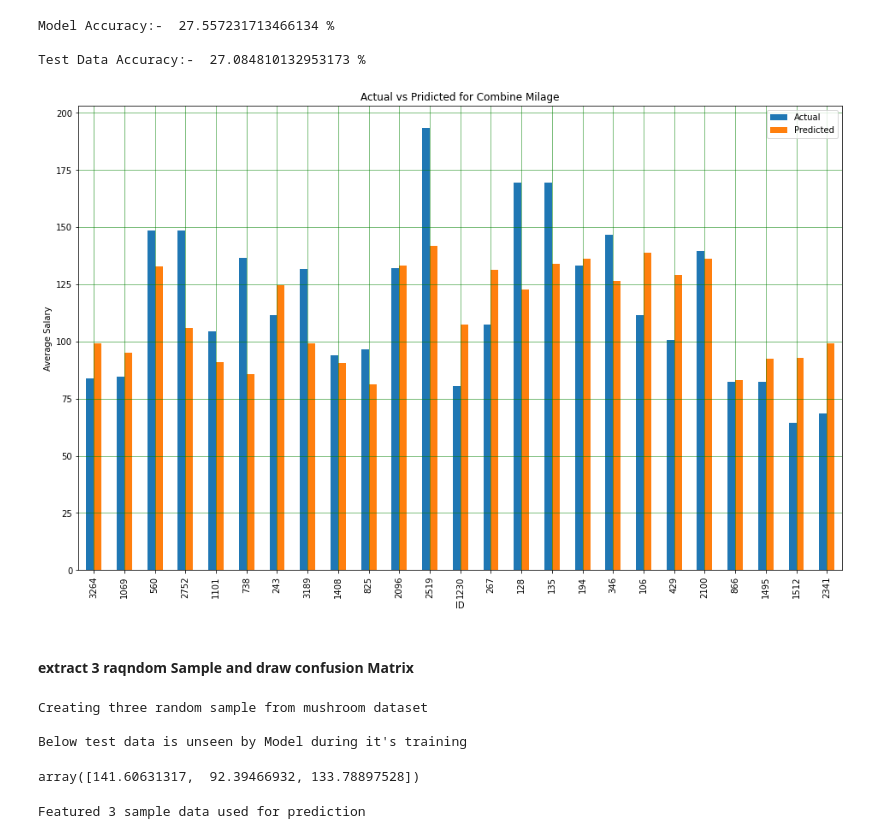
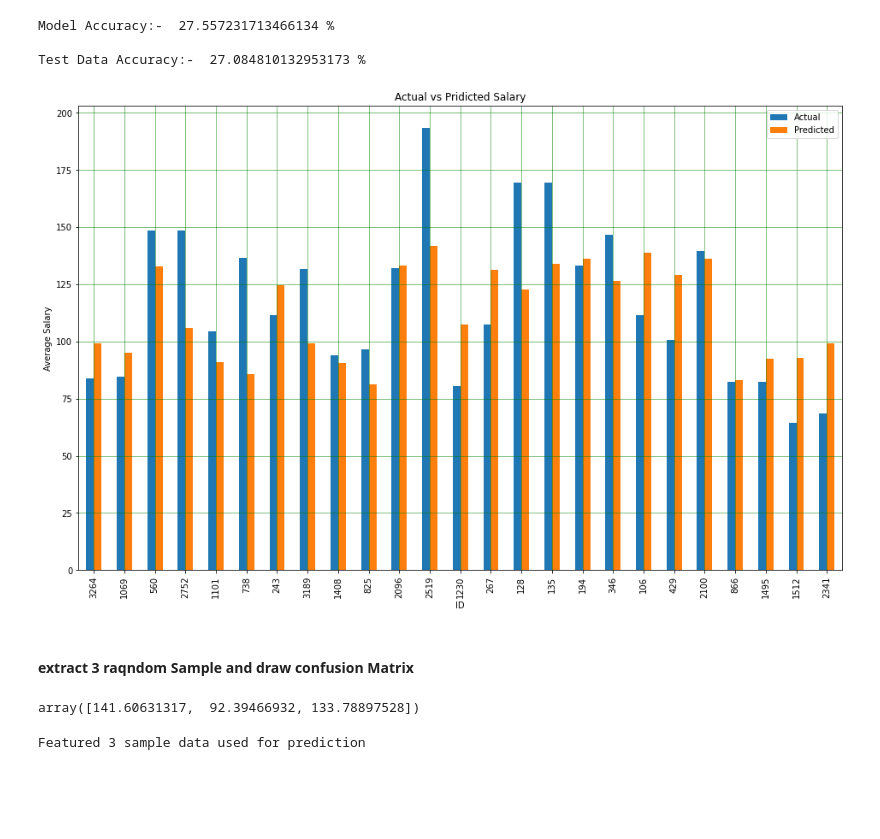
Before and after one commit to sweta0805/Capstone2Project, a Jupyter notebook: Capstone2 Modeling.ipynb, the cells around one changed output. Cells and saved outputs as stored; diff of their text form; code cells hidden in the pictures; blank space fills up the shorter version.

Commit message:
Modeling Commit

```diff
--- a/Capstone2 Modeling.ipynb
+++ b/Capstone2 Modeling.ipynb
@@ -149,36 +149,31 @@ y_pred = linear_reg.predict(X_test)
 # %%
 #create dictionary Actual vs prediction
 df1 = pd.DataFrame({'Actual': y_test, 'Predicted': y_pred})
 df1.tail() #tail
 
 # Draw graph Actual vs Pridicted
 df2 = df1.tail(25)
 df2.plot(kind='bar',figsize=(16,10))
 plt.grid(which='major', linestyle='-', linewidth='0.5', color='green')
 plt.grid(which='minor', linestyle=':', linewidth='0.5', color='black')
 plt.xlabel('ID')
 plt.ylabel("Average Salary")
-plt.title('Actual vs Pridicted for Combine Milage')
-#plt.savefig('img/Figure 4b. Mpg(pridicted vs Actual).png', format='png') # save fig
+plt.title('Actual vs Pridicted Salary')
+
 plt.show()
 # %% [output]
-[figure, old version]
+[figure, new version]
 # %% [markdown]
 #### extract 3 raqndom Sample and draw confusion Matrix
 # %%
 # Collect 3 Random Samples for prediction; from unseen data
 Sample_X_test = X_test.sample(n=3, random_state=2)
-print("Creating three random sample from mushroom dataset")
-print("\nBelow test data is unseen by Model during it's training")
 #prediction for 3 samples
 pred = linear_reg.predict(Sample_X_test)
 Sample_X_test
 pred
 # %% [output]
-Creating three random sample from mushroom dataset
-
-Below test data is unseen by Model during it's training
+array([141.60631317,  92.39466932, 133.78897528])
-array([141.60631317,  92.39466932, 133.78897528])
 # %%
 print("Featured 3 sample data used for prediction")
 col_list = ['Job Title', 'Location State','Sector']
```
Also changed, not shown: parts of 2 cells of this notebook.
